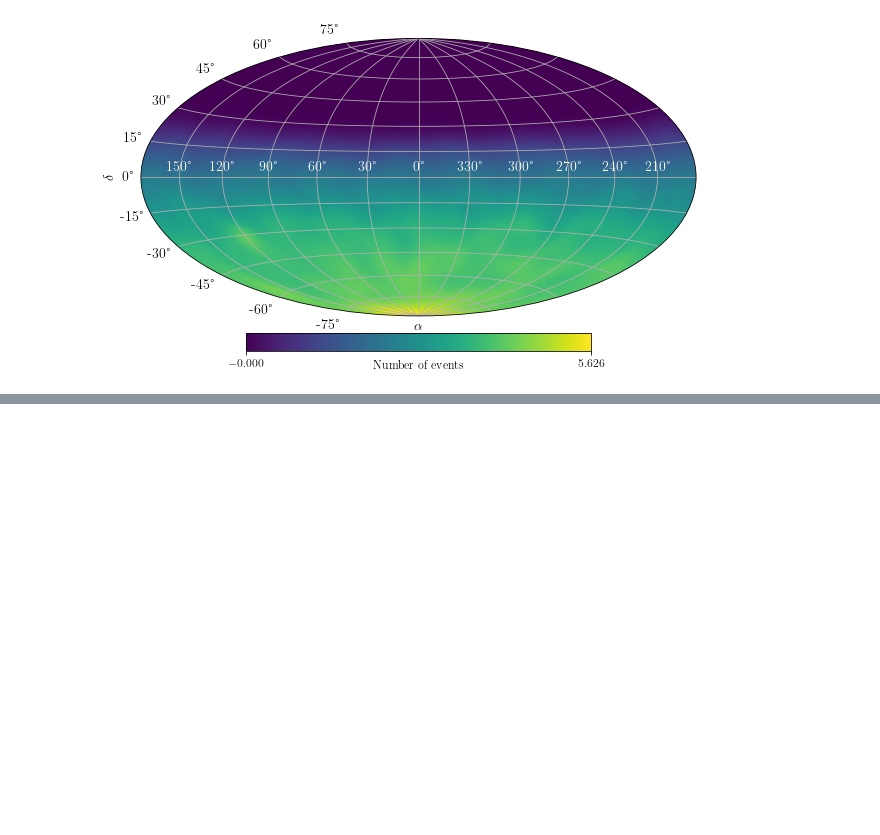
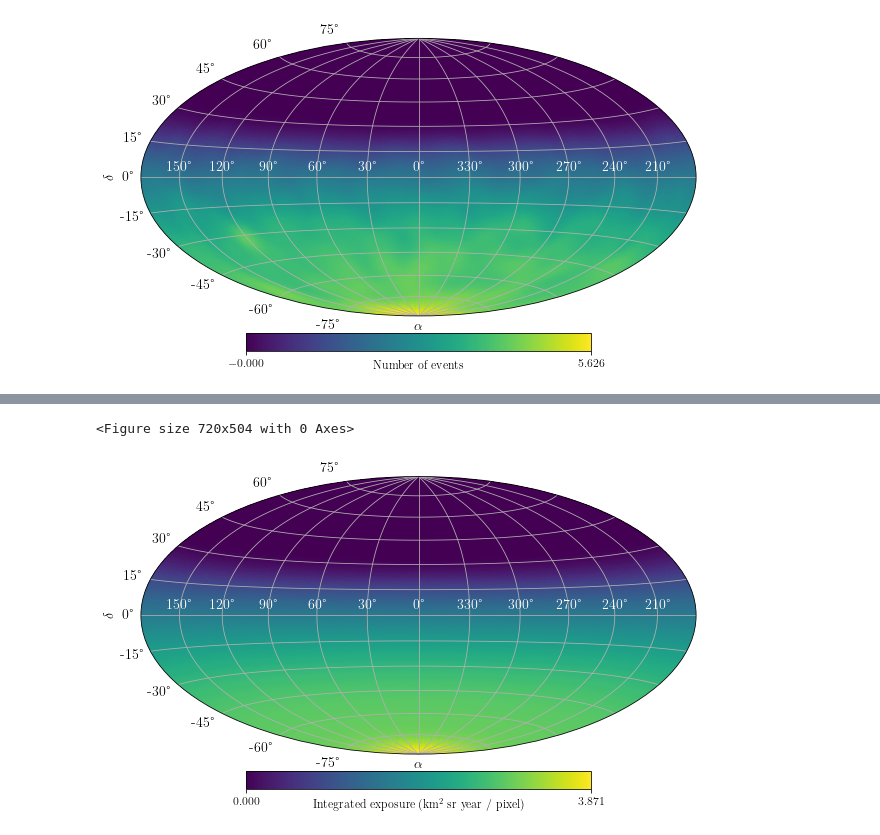
Before and after one commit to miguelajsmartins/Repeater_Analysis, a Jupyter notebook: SkyMaps/SkyMaps_UniformDist_and_Repeaters.ipynb, the cells around one changed output, grey strips where cells are left out. Drawn from its saved outputs; the diff is of its cells as text; code cells hidden in the pictures; blank space fills up the shorter version.

```diff
--- a/SkyMaps/SkyMaps_UniformDist_and_Repeaters.ipynb
+++ b/SkyMaps/SkyMaps_UniformDist_and_Repeaters.ipynb
@@ -195,0 +250,28 @@ total_exposure = integrated_exposure(theta_min, theta_max, a_cell, time_begin, t
+# %%
+#smoothed exposure map
+smooth_exp_skymap = hp.smoothing(exp_skymap, sigma=0.5*smoothing_radius)
+
+#create figure
+fig_exp_smooth = plt.figure(figsize=(10,7)) #create figure
+
+#plot sky map
+projview(
+    smooth_exp_skymap,
+    graticule=True,
+    graticule_labels=True,
+    #title=r"Instantaneous exposure for " + str(theta_min) + r"$^\circ < \theta < $ " + str(theta_max) + r"$^\circ$ on " + str(t.fits),
+    unit=r"Integrated exposure (km$^2$ sr year / pixel)",
+    xlabel=r"$\alpha$",
+    ylabel=r"$\delta$",
+    cb_orientation="horizontal",
+    projection_type="hammer",
+    fontsize={'title':16, 'xlabel':14, 'ylabel':14, 'xtick_label':14, 'ytick_label':14},
+    longitude_grid_spacing = 30,
+    latitude_grid_spacing = 15,
+    xtick_label_color='white'
+)
+
+plt.savefig('smooth_exposure_sky_map_repeater.pdf',dpi=500)
+# %% [output]
+<Figure size 720x504 with 0 Axes>
+[figure, added]
```
Also changed, not shown: parts of 5 cells of this notebook, 4 other files.
